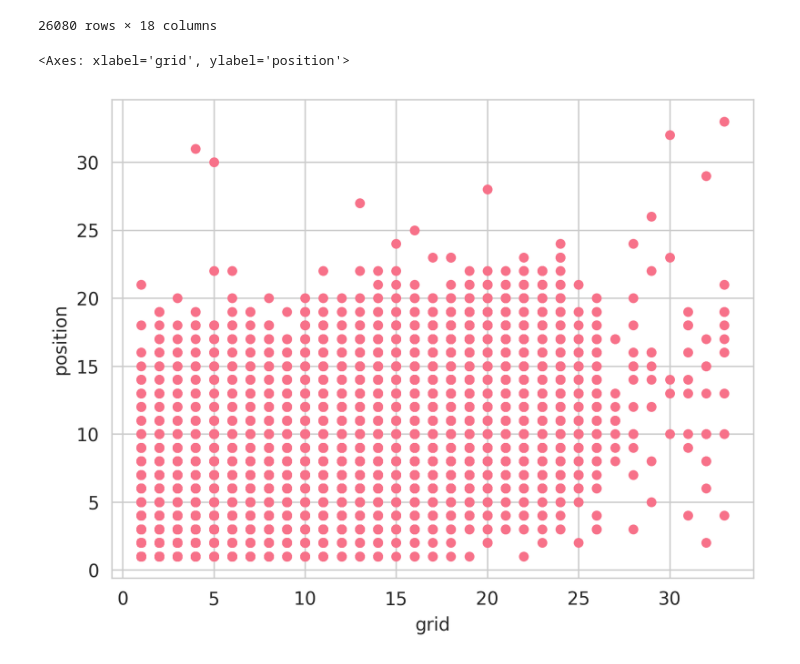
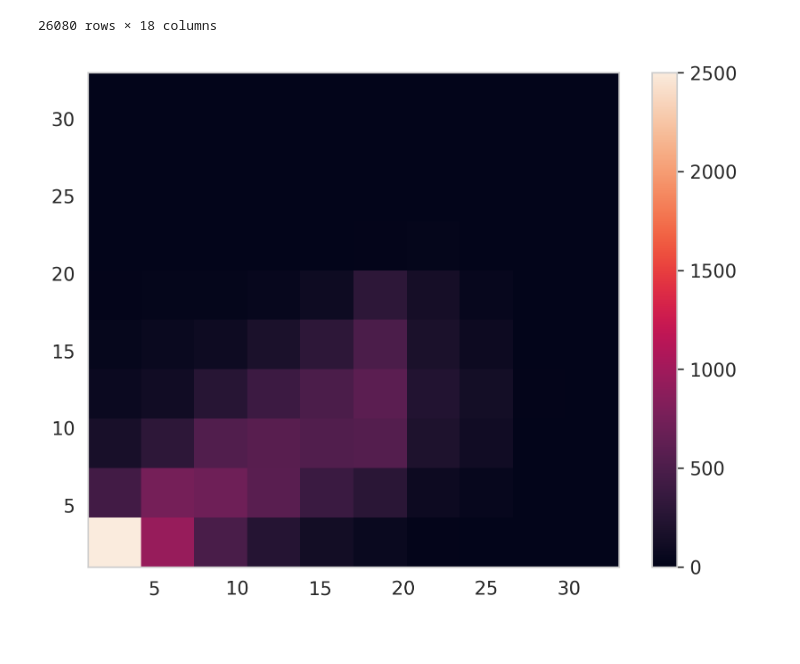
Before and after one commit to GuiCT/data-science-uni, a Jupyter notebook: analysis.ipynb, the cells around one changed output. Drawn from its saved outputs; the diff is of its cells as text; code cells hidden in the pictures.

```diff
--- a/analysis.ipynb
+++ b/analysis.ipynb
@@ -277,14 +277,15 @@ result_df_raw
 # %%
 position_grid_df = result_df_raw[[
     "grid",
     "position",
 ]].copy()
 position_grid_df["grid"] = pd.to_numeric(position_grid_df["grid"], "coerce")
 position_grid_df["position"] = pd.to_numeric(position_grid_df["position"], "coerce", "integer")
 position_grid_df = position_grid_df.dropna()
 position_grid_df["position"] = position_grid_df["position"].astype(int)
 position_grid_df = position_grid_df.query("grid > 0 & position > 0")
-position_grid_df.plot.scatter(x='grid', y='position')
+plt.hist2d(position_grid_df["grid"], position_grid_df["position"], (10, 10))
+plt.colorbar()
+plt.show()
 # %% [output]
-<Axes: xlabel='grid', ylabel='position'>
-[figure, old version]
+[figure, new version]
```
Also changed, not shown: parts of 1 cell of this notebook.
